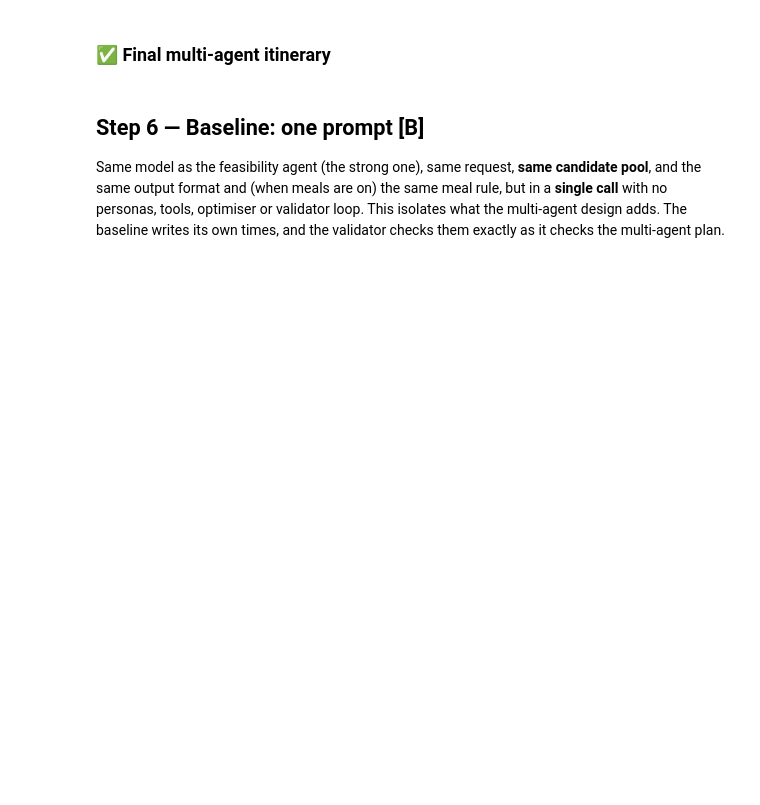
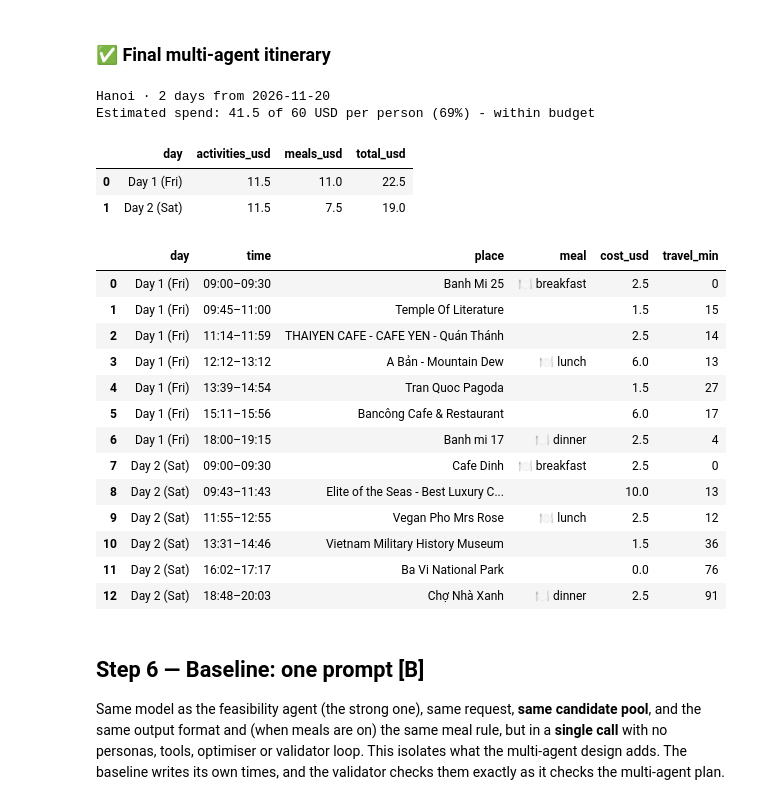
Before and after one commit to Wengzhuohang/TravelWithAgents, a Jupyter notebook: TravelWithAgents.ipynb, the cells around one changed output. Cells and saved outputs as stored; diff of their text form; code cells hidden in the pictures; blank space fills up the shorter version.

```diff
--- a/TravelWithAgents.ipynb
+++ b/TravelWithAgents.ipynb
@@ -977,13 +1002,13 @@ length, or to remove one meal (e.g. delete `"breakfast"` if your hotel includes
 # ▶ Switch: True = add breakfast, lunch and dinner to every day; False = activities only.
 MEALS_ENABLED = True
 MEAL_SLOTS = {               # meal: (window start, window end, minutes spent eating)
-    "breakfast": ("07:00", "10:00", 45),
+    "breakfast": ("07:00", "10:00", 30),
     "lunch":     ("11:30", "14:00", 60),
     "dinner":    ("18:00", "20:30", 75),
 }
 BREAKFAST_ALLOWS_CAFES = True    # a cafe counts as a breakfast place; lunch/dinner need a food place
 MEAL_SCORE_PULL = 20             # minutes of extra travel worth accepting for a better-scored food place
-MEAL_PRICE_PENALTY = 2           # minutes of travel a meal must save to be worth each SGD above a typical cheap meal
+MEAL_PRICE_PENALTY = 3           # minutes of travel a meal must save to be worth each USD above a typical cheap meal
 
 def activities_per_day(pace):
     """Activity stops per day (meals come on top; days that overrun are trimmed by the validator loop)."""
@@ -1060,15 +1085,15 @@ def choose_meal_place(meal, t, near_id, weekday, used, req, score=None, allow=fr
         q = (score or {}).get(p["id"])
         if q is None:                                   # not rated by the personas: use the Google rating
             q = 0.6 * max(0.0, min(1.0, ((p["rating"] or 4.0) - 3.5) / 1.5))
-        cost = travel - MEAL_SCORE_PULL * q + MEAL_PRICE_PENALTY * max(0.0, p["est_cost"] - typical_meal_cost())
+        cost = travel - MEAL_SCORE_PULL * q + MEAL_PRICE_PENALTY * max(0.0, p["est_cost_usd"] - typical_meal_cost())
         if best_cost is None or cost < best_cost:
             best, best_cost = p["id"], cost
     return best
 
 def typical_meal_cost():
     """A typical cheap meal in this city: the 25th-percentile food-place cost."""
-    costs = sorted(p["est_cost"] for p in PLACES.values() if is_eatery(p, "lunch"))
-    return costs[len(costs) // 4] if costs else 5 * CURRENCY_RATE
+    costs = sorted(p["est_cost_usd"] for p in PLACES.values() if is_eatery(p, "lunch"))
+    return costs[len(costs) // 4] if costs else 5
 
 def estimated_meal_cost(req):
     """Budget reserved for meals: typical cheap meal x meals per day x days."""
@@ -1813,7 +1786,7 @@ def validate_plan(plan, req):
                 if pid in seen or any(m == pid for m, _ in meal_seen):
                     add("duplicate")
                 seen.add(pid)
-            cost += p["est_cost"]
+            cost += p["est_cost_usd"]
             try:
                 st, en = hm_to_min(s["start"]), hm_to_min(s["end"])
             except Exception:
@@ -1840,9 +1813,9 @@ def validate_plan(plan, req):
             if name not in meals_covered(d, req):
                 v.append({"type": "missing_meal", "day": n + 1, "place_id": None,
                           "detail": f"no {name} starting between {min_to_hm(a)} and {min_to_hm(b)}"})
-    if cost > req["budget"] + 1e-6:
+    if cost > req["budget_usd"] + 1e-6:
         v.append({"type": "over_budget", "day": None, "place_id": None,
-                  "detail": f"{cost:.0f} > {req['budget']:.0f} {CURRENCY}"})
+                  "detail": f"{cost:.0f} > {req['budget_usd']:.0f} USD"})
     for i in req["must_include_ids"]:
         if i not in seen and not any(m == i for m, _ in meal_seen):
             v.append({"type": "missing_must_include", "day": None, "place_id": i, "detail": PLACES[i]["name"]})
@@ -1867,7 +1840,7 @@ def _plan_text(plan):
             tag = (f" [meal: {s['meal']}, planned activity]" if s.get("planned") else
                    f" [meal: {s['meal']}, added automatically]" if s.get("meal") else "")
             lines.append(f"  {s['start']}-{s['end']} {s['place_id']} {p.get('name', '?')} "
-                         f"[{p.get('category', '?')}, {p.get('est_cost', '?')} {CURRENCY}, {hours_summary(p) if p else ''}]{tag}")
+                         f"[{p.get('category', '?')}, {p.get('est_cost_usd', '?')} USD, {hours_summary(p) if p else ''}]{tag}")
     return "\n".join(lines)
 
 def trim_overruns(plan, req, score=None):
@@ -1893,10 +1866,10 @@ def trim_budget(plan, req, score=None):
     cand = plan
     for _ in range(sum(len(g) for g in groups) + 1):
         cand = build_plan(groups, req, plan["source"], reorder=False, score=score)
-        if sum(PLACES[s["place_id"]]["est_cost"] for d in cand["days"] for s in d["stops"]) <= req["budget"]:
+        if sum(PLACES[s["place_id"]]["est_cost_usd"] for d in cand["days"] for s in d["stops"]) <= req["budget_usd"]:
             break
-        paid = [(PLACES[i]["est_cost"] / (0.1 + (score or {}).get(i, 0)), n, i)
-                for n, g in enumerate(groups) for i in g if i not in must and PLACES[i]["est_cost"] > 0]
+        paid = [(PLACES[i]["est_cost_usd"] / (0.1 + (score or {}).get(i, 0)), n, i)
+                for n, g in enumerate(groups) for i in g if i not in must and PLACES[i]["est_cost_usd"] > 0]
         if not paid:
             break
         _, n, i = max(paid)
@@ -1918,7 +1891,7 @@ def feasibility_loop(plan, pool, sel, req, max_rounds=3, verbose=True):
                 f"Violations:\n{json.dumps(v, ensure_ascii=False)}\n\nUnused candidates "
                 f"(weighted_score in brackets):\n" +
                 "\n".join(f"{i} {PLACES[i]['name']} [{sel['score'].get(i, 0):.2f}] {PLACES[i]['category']}, "
-                          f"{PLACES[i]['est_cost']} {CURRENCY}, {PLACES[i]['duration_min']} min, {hours_summary(PLACES[i])}"
+                          f"{PLACES[i]['est_cost_usd']} USD, {PLACES[i]['duration_min']} min, {hours_summary(PLACES[i])}"
                           for i in spare))
         def validate(o):
             if not isinstance(o.get("days"), list) or len(o["days"]) != req["days"]:
@@ -1971,22 +1953,42 @@ print("Remaining violations:", PLAN_VIOL or "none ✅")
 # %%
 def budget_summary(plan, req):
     """The trip's estimated spend per person: per day, activities vs meals, against the budget."""
     rows = []
     for d in plan["days"]:
         known = [s for s in d["stops"] if s.get("place_id") in PLACES]
-        meals = sum(PLACES[s["place_id"]]["est_cost"] for s in known if s.get("meal"))
-        acts = sum(PLACES[s["place_id"]]["est_cost"] for s in known if not s.get("meal"))
-        rows.append({"day": f"Day {d['day']} ({d['weekday']})", "activities": acts, "meals": meals,
-                     "total": acts + meals})
+        meals = sum(PLACES[s["place_id"]]["est_cost_usd"] for s in known if s.get("meal"))
+        acts = sum(PLACES[s["place_id"]]["est_cost_usd"] for s in known if not s.get("meal"))
+        rows.append({"day": f"Day {d['day']} ({d['weekday']})", "activities_usd": acts, "meals_usd": meals,
+                     "total_usd": acts + meals})
     df = pd.DataFrame(rows)
-    total, budget = df["total"].sum(), req["budget"]
-    status = "within budget" if total <= budget else f"OVER budget by {total - budget:.1f} {CURRENCY}"
-    print(f"Estimated spend: {total:.1f} of {budget:.0f} {CURRENCY} per person ({total / budget:.0%}) - {status}")
+    total, budget = df["total_usd"].sum(), req["budget_usd"]
+    status = "within budget" if total <= budget else f"OVER budget by {total - budget:.1f} USD"
+    print(f"Estimated spend: {total:.1f} of {budget:.0f} USD per person ({total / budget:.0%}) - {status}")
     return df
 
 print(f"{REQ['city']} · {REQ['days']} days from {REQ['start_date']}")
 display(budget_summary(PLAN, REQ))
 plan_df(PLAN)
+# %% [output]
+Hanoi · 2 days from 2026-11-20
+Estimated spend: 41.5 of 60 USD per person (69%) - within budget
+|  | day | activities_usd | meals_usd | total_usd |
+| 0 | Day 1 (Fri) | 11.5 | 11.0 | 22.5 |
+| 1 | Day 2 (Sat) | 11.5 | 7.5 | 19.0 |
+|  | day | time | place | meal | cost_usd | travel_min |
+| 0 | Day 1 (Fri) | 09:00–09:30 | Banh Mi 25 | 🍽 breakfast | 2.5 | 0 |
+| 1 | Day 1 (Fri) | 09:45–11:00 | Temple Of Literature |  | 1.5 | 15 |
+| 2 | Day 1 (Fri) | 11:14–11:59 | THAIYEN CAFE - CAFE YEN - Quán Thánh |  | 2.5 | 14 |
+| 3 | Day 1 (Fri) | 12:12–13:12 | A Bản - Mountain Dew | 🍽 lunch | 6.0 | 13 |
+| 4 | Day 1 (Fri) | 13:39–14:54 | Tran Quoc Pagoda |  | 1.5 | 27 |
+| 5 | Day 1 (Fri) | 15:11–15:56 | Bancông Cafe & Restaurant |  | 6.0 | 17 |
+| 6 | Day 1 (Fri) | 18:00–19:15 | Banh mi 17 | 🍽 dinner | 2.5 | 4 |
+| 7 | Day 2 (Sat) | 09:00–09:30 | Cafe Dinh | 🍽 breakfast | 2.5 | 0 |
+| 8 | Day 2 (Sat) | 09:43–11:43 | Elite of the Seas - Best Luxury C... |  | 10.0 | 13 |
+| 9 | Day 2 (Sat) | 11:55–12:55 | Vegan Pho Mrs Rose | 🍽 lunch | 2.5 | 12 |
+| 10 | Day 2 (Sat) | 13:31–14:46 | Vietnam Military History Museum |  | 1.5 | 36 |
+| 11 | Day 2 (Sat) | 16:02–17:17 | Ba Vi National Park |  | 0.0 | 76 |
+| 12 | Day 2 (Sat) | 18:48–20:03 | Chợ Nhà Xanh | 🍽 dinner | 2.5 | 91 |
 # %% [markdown]
 ## Step 6 — Baseline: one prompt **[B]**
 
```
Also changed, not shown: parts of 42 cells of this notebook.
